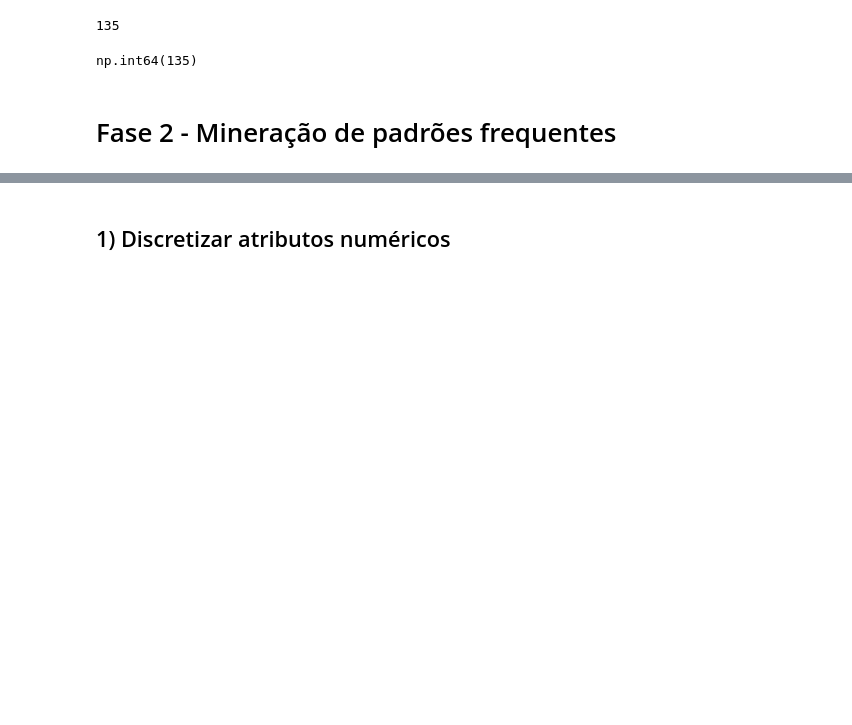
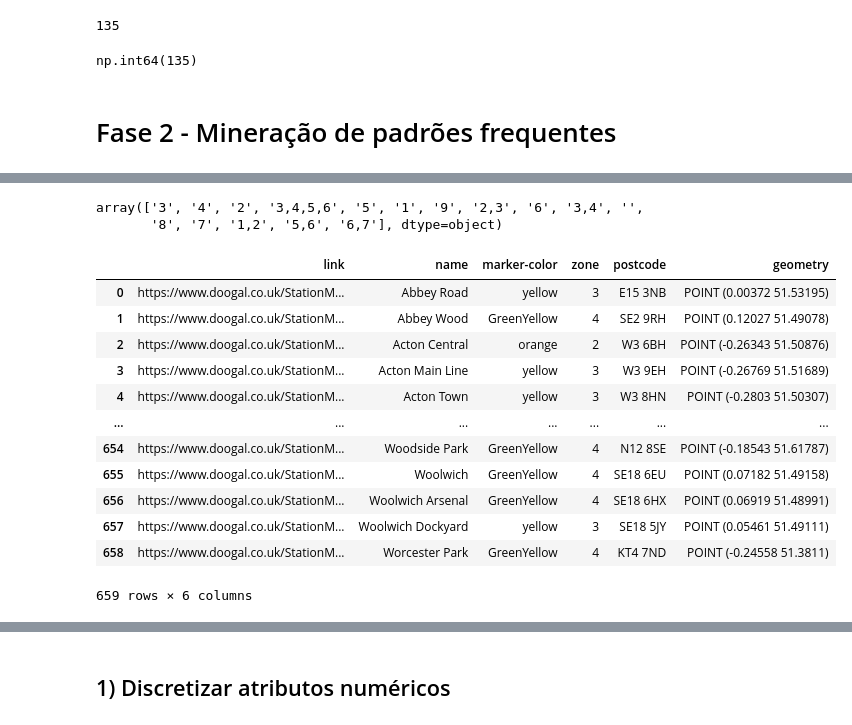
Before and after one commit to gabrielxcosta/PCC142---Data-Mining, a Jupyter notebook: Project/projeto_MD_Gabriel.ipynb, the cells around one changed output, grey strips where cells are left out. Saved outputs shown, nothing was run; the diff lists cells and outputs as text; code cells hidden in the pictures; blank space fills up the shorter version.

```diff
--- a/Project/projeto_MD_Gabriel.ipynb
+++ b/Project/projeto_MD_Gabriel.ipynb
@@ -909,0 +920,21 @@ plt.show()
+# %%
+stations_gdf['zone'].unique()
+# %% [output]
+array(['3', '4', '2', '3,4,5,6', '5', '1', '9', '2,3', '6', '3,4', '',
+       '8', '7', '1,2', '5,6', '6,7'], dtype=object)
+# %%
+stations_gdf
+# %% [output]
+|  | link | name | marker-color | zone | postcode | geometry |
+| 0 | https://www.doogal.co.uk/StationM... | Abbey Road | yellow | 3 | E15 3NB | POINT (0.00372 51.53195) |
+| 1 | https://www.doogal.co.uk/StationM... | Abbey Wood | GreenYellow | 4 | SE2 9RH | POINT (0.12027 51.49078) |
+| 2 | https://www.doogal.co.uk/StationM... | Acton Central | orange | 2 | W3 6BH | POINT (-0.26343 51.50876) |
+| 3 | https://www.doogal.co.uk/StationM... | Acton Main Line | yellow | 3 | W3 9EH | POINT (-0.26769 51.51689) |
+| 4 | https://www.doogal.co.uk/StationM... | Acton Town | yellow | 3 | W3 8HN | POINT (-0.2803 51.50307) |
+| ... | ... | ... | ... | ... | ... | ... |
+| 654 | https://www.doogal.co.uk/StationM... | Woodside Park | GreenYellow | 4 | N12 8SE | POINT (-0.18543 51.61787) |
+| 655 | https://www.doogal.co.uk/StationM... | Woolwich | GreenYellow | 4 | SE18 6EU | POINT (0.07182 51.49158) |
+| 656 | https://www.doogal.co.uk/StationM... | Woolwich Arsenal | GreenYellow | 4 | SE18 6HX | POINT (0.06919 51.48991) |
+| 657 | https://www.doogal.co.uk/StationM... | Woolwich Dockyard | yellow | 3 | SE18 5JY | POINT (0.05461 51.49111) |
+| 658 | https://www.doogal.co.uk/StationM... | Worcester Park | GreenYellow | 4 | KT4 7ND | POINT (-0.24558 51.3811) |
+659 rows × 6 columns
```
Also changed, not shown: parts of 30 cells of this notebook.
